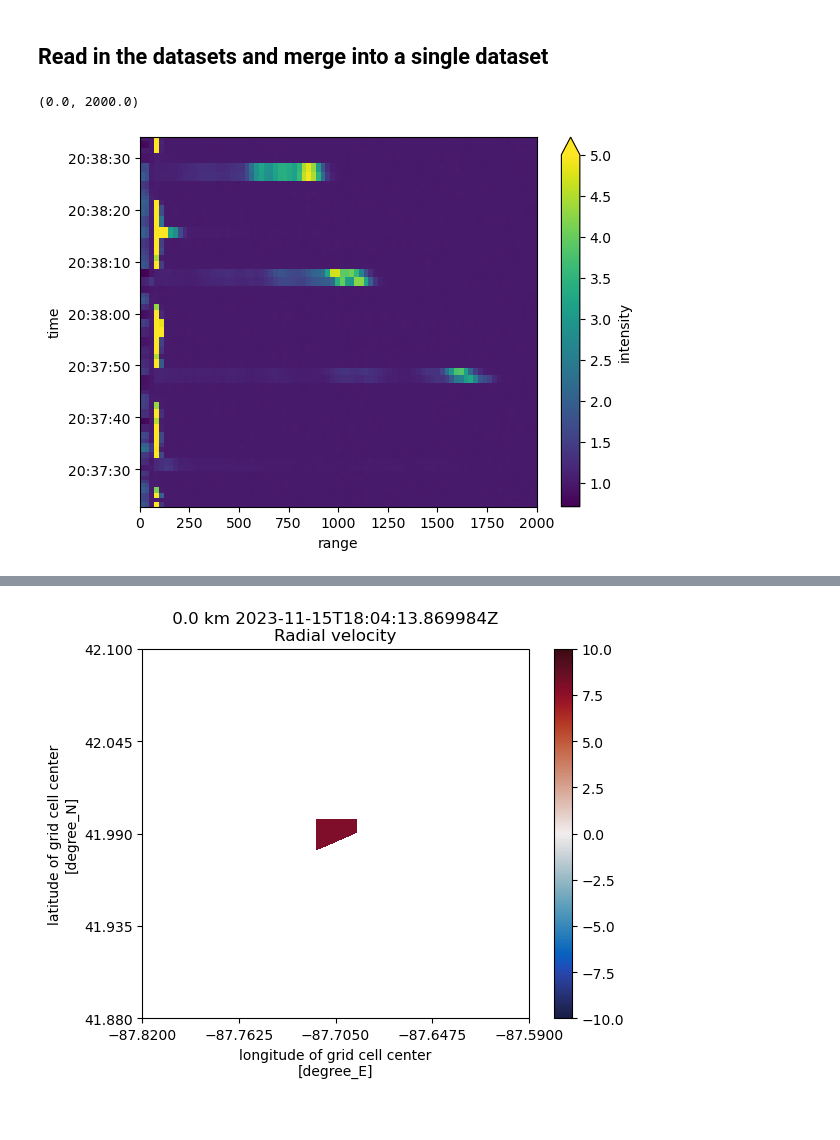
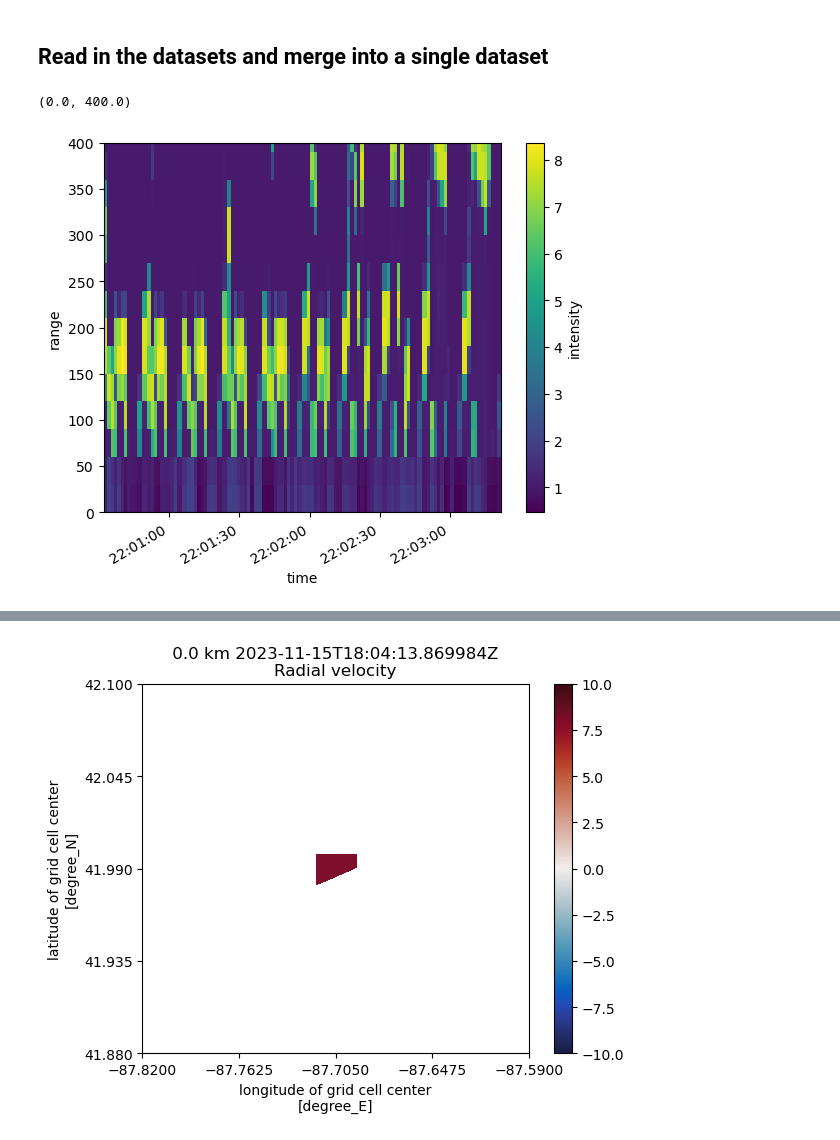
Before and after one commit to rcjackson/various_notebooks, a Jupyter notebook: read-doppler-lidar.ipynb, the cells around one changed output, grey strips where cells are left out. Saved outputs shown, nothing was run; the diff lists cells and outputs as text; code cells hidden in the pictures.

```diff
--- a/read-doppler-lidar.ipynb
+++ b/read-doppler-lidar.ipynb
@@ -19,7 +18,7 @@ from datatree import DataTree
 # %% [markdown]
 ## Compile a list of data files
 # %%
-files = sorted(glob.glob('/Users/rjackson/plugin-lidar-cloud-id/app/stares/*.hpl'))
+files = sorted(glob.glob('/Users/rjackson/dl_cal_data/*.hpl'))
 # %% [markdown]
 ## Create helper functions to read in the data
 # %%
@@ -47,7 +46,7 @@ def read_as_netcdf(file, lat, lon, alt, scan_type='rhi', n_sweeps=1):
                    )
     # Fake field for PYDDA
     ds['reflectivity'] = -99 * xr.ones_like(ds['beta'])
-    ds['sweep_number'] = ('sweep_number', np.arange(0, n_sweeps))
+    ds['sweep_number'] = ('sweep', np.arange(0, n_sweeps))
     ds['sweep_number'].attrs["long_name"] = "sweep_index_number_0_based"
     ds['sweep_number'].attrs["units"] = ""
     ds['sweep_number'].attrs["_FillValue"] = -9999
@@ -60,7 +59,7 @@ def read_as_netcdf(file, lat, lon, alt, scan_type='rhi', n_sweeps=1):
     if scan_type.upper() == 'RHI':
         ds['fixed_angle'] = ('fixed_angle', ds['azimuth'].data)
     elif scan_type.upper() == 'PPI':
-        ds['fixed_angle'] = ('fixed_angle', ds['elevation'].data)
+        ds['fixed_angle'] = ('fixed_angle', np.unique(ds['elevation'].data))
     ds["latitude"] = lat
     ds["latitude"].attrs["long_name"] = 'latitude'
     ds["latitude"].attrs["units"] = "degrees_north"
@@ -86,5 +85,5 @@ def read_as_netcdf(file, lat, lon, alt, scan_type='rhi', n_sweeps=1):
     ds.attrs["version"] = "CF-Radial-1.4"
     return ds
 # %%
-file = 'User1_240_20240127_203719.hpl'
-dataset = read_as_netcdf(file, 41.98053299237866, -87.71662374616044, 0., scan_type='ppi')
+file = files[-1]
+dataset = read_as_netcdf(file, 41.98053299237866, -87.71662374616044, 0., scan_type='ppi', n_sweeps=10)
@@ -91,8 +109,8 @@ dataset = read_as_netcdf(file, 41.98053299237866, -87.71662374616044, 0., scan_t
 # %% [markdown]
 ## Read in the datasets and merge into a single dataset
 # %%
-dataset['intensity'].plot(vmax=5)
-plt.xlim([0, 2000])
+dataset['intensity'].T.plot()
+plt.ylim([0, 400])
 # %% [output]
-(0.0, 2000.0)
+(0.0, 400.0)
-[figure, old version]
+[figure, new version]
```
Also changed, not shown: parts of 6 cells of this notebook, 2 other files.
